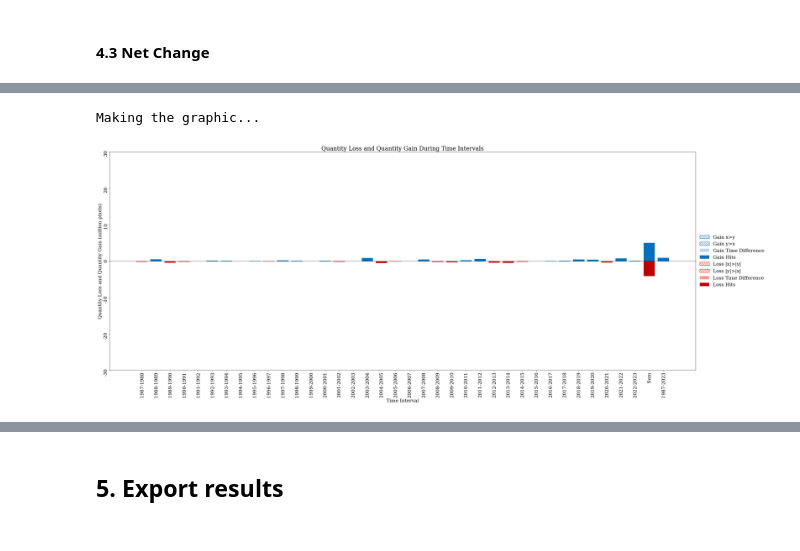
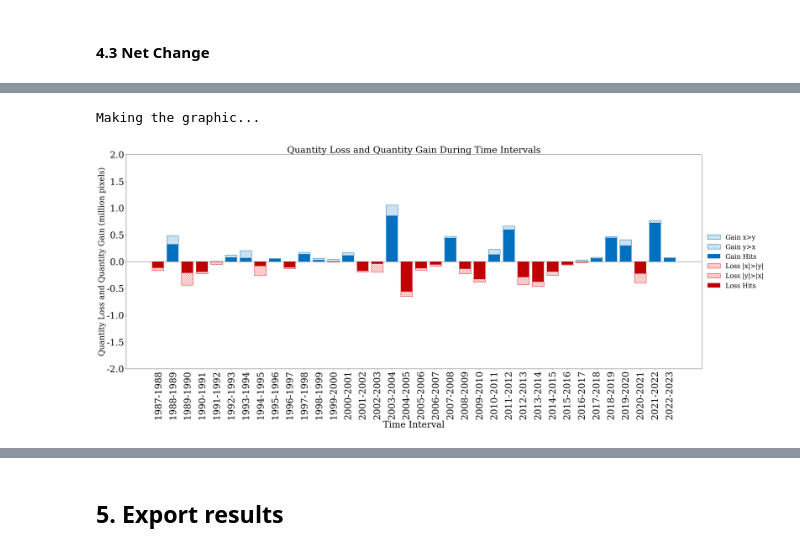
Before and after one commit to antoniovfonseca/compare-time-series, a Jupyter notebook: notebook-time-series-comparison.ipynb, the cells around one changed output, grey strips where cells are left out. Drawn from its saved outputs; the diff is of its cells as text; code cells hidden in the pictures.

```diff
--- a/notebook-time-series-comparison.ipynb
+++ b/notebook-time-series-comparison.ipynb
@@ -51,8 +51,10 @@ from rasterio.enums import Resampling
 # class_name = "savanna"
 # is_binary_data = True
 
-path_series_x = r"C:\Users\AntFonseca\github\1.INPUT\deforestation\westernCol9"
-path_series_y = r"C:\Users\AntFonseca\github\1.INPUT\deforestation\westernCol9"
+path_series_x = r"C:\Users\AntFonseca\github\1.INPUT\deforestation/westernCol9"
+path_series_y = r"C:\Users\AntFonseca\github\1.INPUT\deforestation/westernCol10"
+# path_series_x = r"/mnt/c/Users/AntFonseca/github/1.INPUT/deforestation/westernCol9"
+# path_series_y = r"/mnt/c/Users/AntFonseca/github/1.INPUT/deforestation/westernCol10"
 # time_points = [2008, 2009, 2010, 2011, 2012,
 #                2013, 2014, 2015, 2016, 2017,
 #                2018, 2019, 2020, 2021, 2022,
@@ -74,7 +76,8 @@ is_binary_data = True
 # is_binary_data = True
 
 # Output folder
-output_path = fr"C:\Users\AntFonseca\github\2.OUTPUT\{class_name}"
+# output_path = fr"/mnt/c/Users/AntFonseca/github/2.OUTPUT/{class_name}"
+output_path = fr"C:\Users\AntFonseca\github\2.OUTPUT/{class_name}"
 if not os.path.exists(output_path):
     os.makedirs(output_path)
 
@@ -987,6 +1440,42 @@ mpl.rcParams["font.family"] = "serif"
 # -----------------------------------------------------------------------------
 # 1.2 Data preparation
 # -----------------------------------------------------------------------------
+# net_plot_data_list = []
+
+# for interval in time_intervals:
+#     row_data = net_change_by_interval.get(interval, {})
+#     row_data["Interval"] = interval
+#     net_plot_data_list.append(row_data)
+
+# sum_row_net = sum_net_results.copy()
+# sum_row_net["Interval"] = "Sum"
+# net_plot_data_list.append(sum_row_net)
+
+# extent_row_net = net_extent_results.copy()
+# extent_row_net["Interval"] = f"{time_points[0]}-{time_points[-1]}"
+# net_plot_data_list.append(extent_row_net)
+
+# df_plot_net = pd.DataFrame(net_plot_data_list).set_index("Interval").fillna(0)
+# labels = df_plot_net.index.tolist()
+
+# gain_colors = {
+#     "Hits": "#0070C0",
+#     "Time Difference": "#BDD7EE",
+#     "Miss": "white",
+#     "False Alarm": "white"
+# }
+# loss_colors = {
+#     "Hits": "#C00000",
+#     "Time Difference": "#FF9696",
+#     "Miss": "white",
+#     "False Alarm": "white"
+# }
+# gain_hatch_color = "#0070C0"
+# loss_hatch_color = "#FF0000"
+
+# -----------------------------------------------------------------------------
+# 1.2 Data preparation
+# -----------------------------------------------------------------------------
 net_plot_data_list = []
 
 for interval in time_intervals:
@@ -994,6 +1483,7 @@ for interval in time_intervals:
     row_data["Interval"] = interval
     net_plot_data_list.append(row_data)
 
+# continua guardando Sum e extent, caso precise em tabelas/exportações
 sum_row_net = sum_net_results.copy()
 sum_row_net["Interval"] = "Sum"
 net_plot_data_list.append(sum_row_net)
@@ -1002,23 +1492,16 @@ extent_row_net = net_extent_results.copy()
 extent_row_net["Interval"] = f"{time_points[0]}-{time_points[-1]}"
 net_plot_data_list.append(extent_row_net)
 
+# cria DataFrame
 df_plot_net = pd.DataFrame(net_plot_data_list).set_index("Interval").fillna(0)
+
+# remove 'Sum' e extent antes de gerar o gráfico
+extent_label = f"{time_points[0]}-{time_points[-1]}"
+df_plot_net = df_plot_net.drop(["Sum", extent_label], errors="ignore")
+
+# labels para plotagem
 labels = df_plot_net.index.tolist()
 
-gain_colors = {
-    "Hits": "#0070C0",
-    "Time Difference": "#BDD7EE",
-    "Miss": "white",
-    "False Alarm": "white"
-}
-loss_colors = {
-    "Hits": "#C00000",
-    "Time Difference": "#FF9696",
-    "Miss": "white",
-    "False Alarm": "white"
-}
-gain_hatch_color = "#0070C0"
-loss_hatch_color = "#FF0000"
 
 # -----------------------------------------------------------------------------
 # 1.3 Figure setup
@@ -1152,11 +1635,11 @@ legend_dict["Loss |y|>|x|"] = (
 order = [
     "Gain x>y",
     "Gain y>x",
-    "Gain Time Difference",
+    # "Gain Time Difference",
     "Gain Hits",
     "Loss |x|>|y|",
     "Loss |y|>|x|",
-    "Loss Time Difference",
+    # "Loss Time Difference",
     "Loss Hits"
 ]
 
@@ -1167,7 +1650,7 @@ ax.legend(
     handles=ordered_handles,
     labels=ordered_labels,
     loc="center left",
-    fontsize=18,
+    fontsize=25,
     bbox_to_anchor=(1, 0.5),
     frameon=False,
     alignment="left"
@@ -1178,17 +1661,22 @@ ax.legend(
 # -----------------------------------------------------------------------------
 ax.set_title(
     "Quantity Loss and Quantity Gain During Time Intervals",
-    fontsize=22
+    fontsize=35
 )
 ax.set_xlabel(
     "Time Interval",
-    fontsize=18
+    fontsize=35
 )
 ax.tick_params(
-    axis="both",
+    axis="x",
     which="major",
-    labelsize=18,
+    labelsize=35,
     rotation=90
+)
+ax.tick_params(
+    axis="y",
+    which="major",
+    labelsize=35
 )
 
 # =============================================================================
@@ -1207,39 +1695,42 @@ ax.tick_params(
 
 # Option 2: For real data with large values
 def millions_formatter(y, pos):
-    return f"{y / 1_000_000:.0f}"
+    return f"{y / 1_000_000:.1f}"
 
 ax.yaxis.set_major_formatter(FuncFormatter(millions_formatter))
-ax.set_ylim(-30_000_000, 30_000_000)
+ax.set_ylim(
+    -2_000_000,
+     2_000_000
+)
 ax.set_ylabel(
     "Quantity Loss and Quantity Gain (million pixels)",
-    fontsize=18
+    fontsize=30
 )
 
 # Option 3: For real data with large values (thousand)
 # def thousands_formatter(y, pos):
 #     return f"{y / 1_000:.0f}"
 # ax.yaxis.set_major_formatter(FuncFormatter(thousands_formatter))
 # ax.set_ylim(-900_000, 900_000)
 # ax.set_ylabel(
 #     "Quantity Loss and Quantity Gain (thousand pixels)",
 #     fontsize=20
 # )
 
 # =============================================================================
 # 1.8 Save figure
 # =============================================================================
 output_filename = f"net_change_{class_name}.png"
 final_path = os.path.join(output_path, output_filename)
 
 plt.savefig(
     final_path,
     dpi=300,
     bbox_inches="tight"
 )
 plt.show()
 
 print(f"\n✅ Processing complete. Graphic saved as: {final_path}")
 # %% [output]
 Making the graphic...
-[figure, old version]
+[figure, new version]
```
Also changed, not shown: parts of 28 cells of this notebook.
